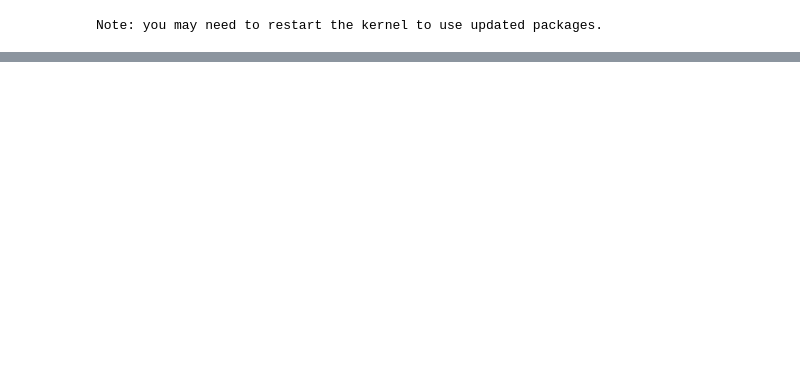
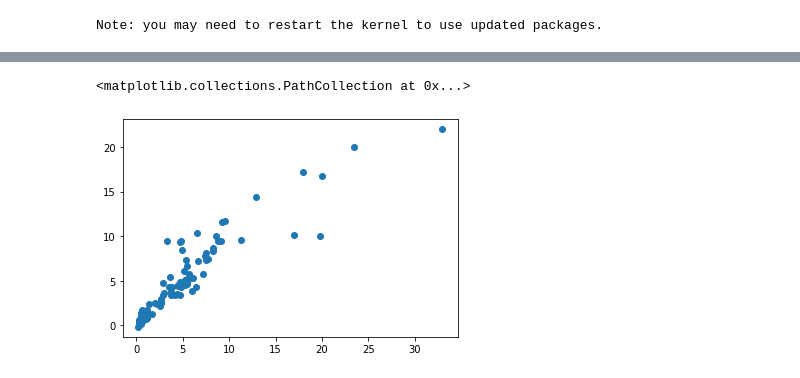
Before and after one commit to Manukhurana97/Car-price-prediction, a Jupyter notebook: carpricedetection.ipynb, the cells around one changed output, grey strips where cells are left out. Drawn from its saved outputs; the diff is of its cells as text; code cells hidden in the pictures; blank space fills up the shorter version.

```diff
--- a/carpricedetection.ipynb
+++ b/carpricedetection.ipynb
@@ -209,0 +331,5 @@ Note: you may need to restart the kernel to use updated packages.
+# %%
+plt.scatter(y_test, pred)
+# %% [output]
+<matplotlib.collections.PathCollection at 0x...>
+[figure, added]
```
Also changed, not shown: parts of 22 cells of this notebook.
